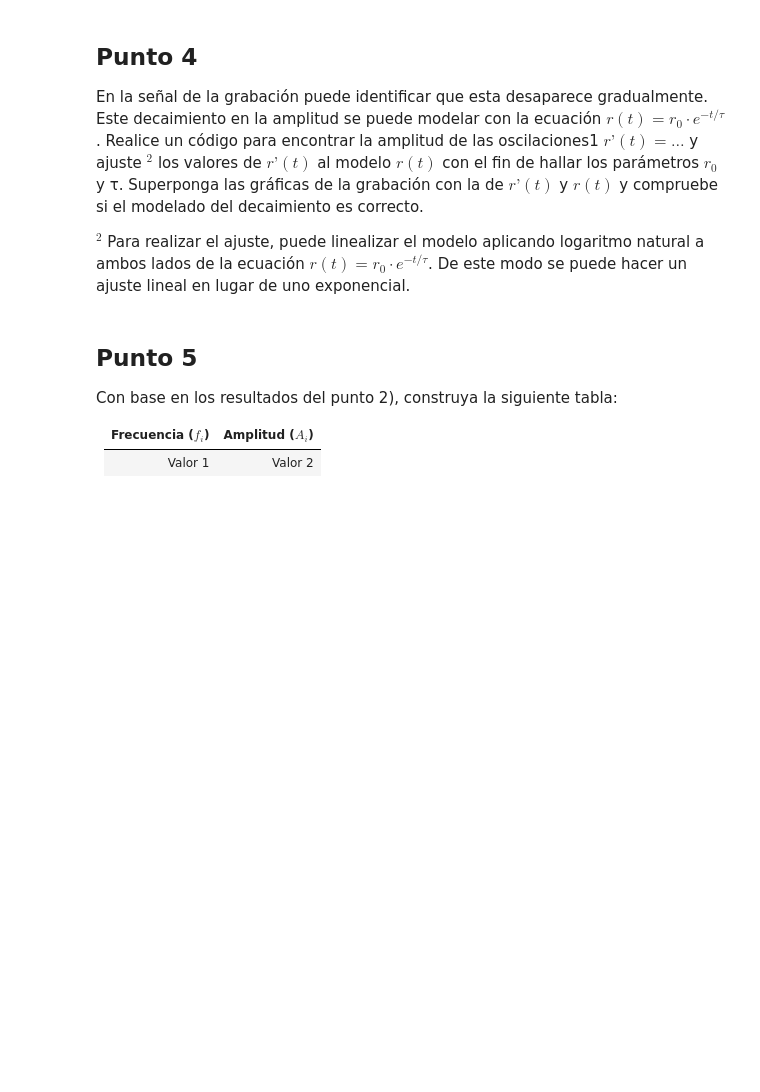
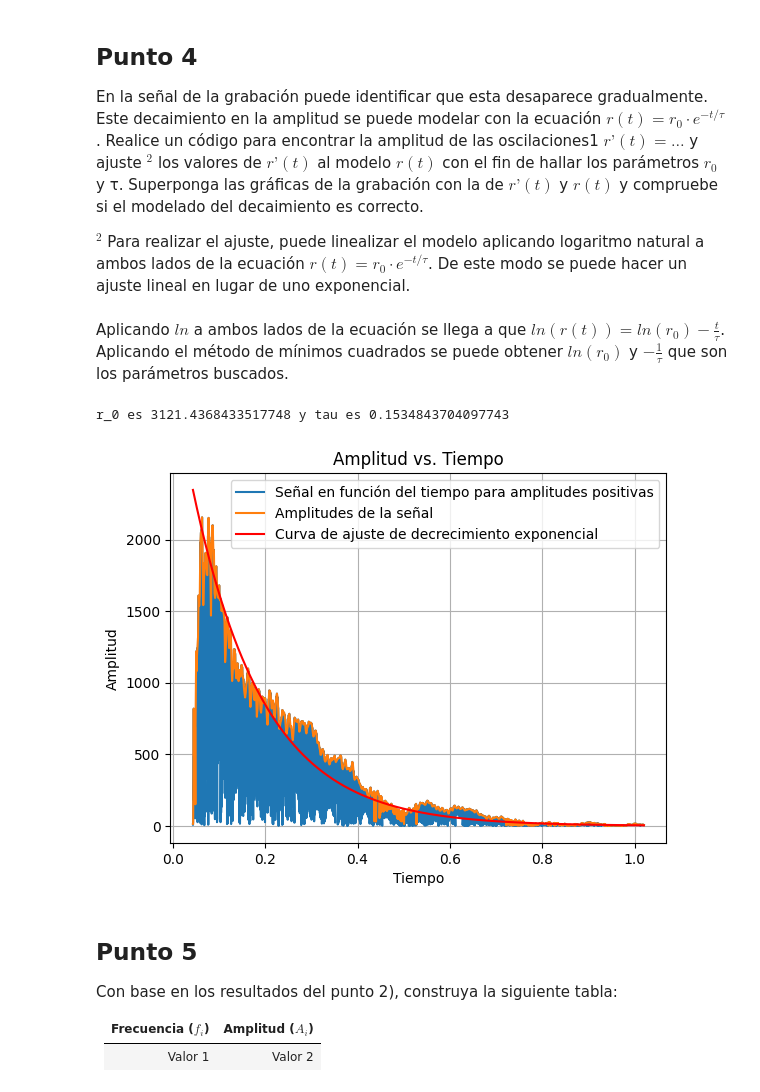
Before and after one commit to davidROudea03/Experimental3, a Jupyter notebook: t_Fourier1/notebooks/tasks/Tarea_1_Aplicaciones_de_la_transformada_de_Fourier.ipynb, the cells around one changed output. Drawn from its saved outputs; the diff is of its cells as text; code cells hidden in the pictures; blank space fills up the shorter version.

```diff
--- a/t_Fourier1/notebooks/tasks/Tarea_1_Aplicaciones_de_la_transformada_de_Fourier.ipynb
+++ b/t_Fourier1/notebooks/tasks/Tarea_1_Aplicaciones_de_la_transformada_de_Fourier.ipynb
@@ -48,5 +54,5 @@ Saving archivo_audio_tarea1.wav to archivo_audio_tarea1.wav
 # %%
-samplerate, data = wavfile.read('archivo_audio_tarea1.wav')
+samplerate, data = wavfile.read('/content/FisExperimental3/Tarea1/archivo_audio_tarea1.wav')
 
 print(f'Sample frequency= {samplerate} Hz')
 print(f'Number of samples = {len(data)}')
@@ -116,3 +142,40 @@ $^2$ Para realizar el ajuste, puede linealizar el modelo aplicando logaritmo nat
+# %% [markdown]
+Aplicando $ln$ a ambos lados de la ecuación se llega a que $ln(r(t)) = ln(r_0) - \frac{t}{\tau}$. Aplicando el método de mínimos cuadrados se puede obtener $ln(r_0)$ y $- \frac{1}{\tau}$  que son los parámetros buscados.
+# %%
+indices, _ = find_peaks(señal, height=0.1)
+amplitudes = np.array([señal[i] for i in indices])
+t = np.array([tiempo[i] for i in indices])
+
+y = np.log(abs(amplitudes))
+x = t
+
+pendiente, intercepto, _, _, _ = sp.stats.linregress(x, y)
+tau = -1/pendiente
+r0 = np.exp(intercepto)
+
+print(f"r_0 es {r0} y tau es {tau}")
+# %% [output]
+r_0 es 3121.4368433517748 y tau es 0.1534843704097743
+# %%
+n_señal = []
+time = []
+for i in range(len(señal)):
+  if señal[i] >= 0:
+    n_señal.append(señal[i])
+    time.append(tiempo[i])
+
+plt.plot(time, n_señal, label = 'Señal en función del tiempo para amplitudes positivas')
+plt.plot(t,amplitudes, label = 'Amplitudes de la señal')
+plt.plot(t,r0*np.exp(-t/tau), label = 'Curva de ajuste de decrecimiento exponencial',c='r')
+
+plt.xlabel("Tiempo")
+plt.ylabel("Amplitud")
+plt.grid()
+plt.legend()
+plt.title("Amplitud vs. Tiempo")
+plt.show()
+# %% [output]
+[figure, added]
 # %% [markdown]
 ## Punto 5
 
```
Also changed, not shown: parts of 9 cells of this notebook, 36 other files.
